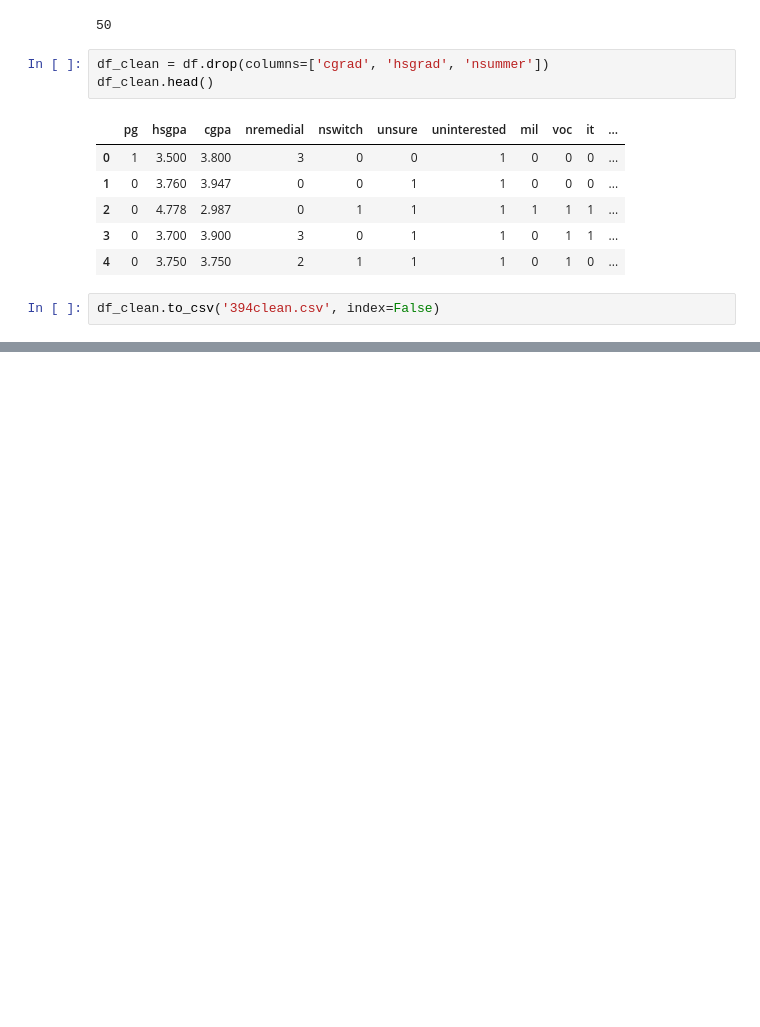
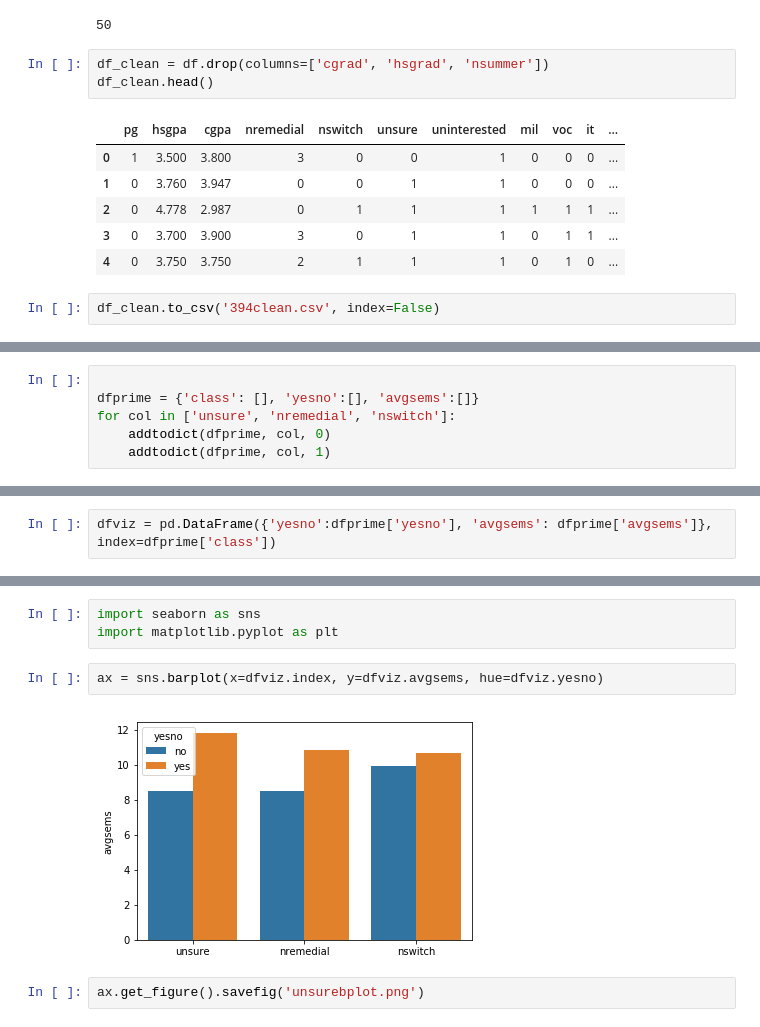
Before and after one commit to christian-rncl/engl394project, a Jupyter notebook: new/new.ipynb, the cells around one changed output, grey strips where cells are left out. Saved outputs shown, nothing was run; the diff lists cells and outputs as text; blank space fills up the shorter version.

```diff
--- a/new/new.ipynb
+++ b/new/new.ipynb
@@ -144,0 +205,6 @@ df_clean.to_csv('394clean.csv', index=False)
+# %%
+
+dfprime = {'class': [], 'yesno':[], 'avgsems':[]}
+for col in ['unsure', 'nremedial', 'nswitch']:
+    addtodict(dfprime, col, 0)
+    addtodict(dfprime, col, 1)
@@ -144,0 +217,2 @@ df_clean.to_csv('394clean.csv', index=False)
+# %%
+dfviz = pd.DataFrame({'yesno':dfprime['yesno'], 'avgsems': dfprime['avgsems']}, index=dfprime['class'])
@@ -144,0 +228,9 @@ df_clean.to_csv('394clean.csv', index=False)
+# %%
+import seaborn as sns
+import matplotlib.pyplot as plt
+# %%
+ax = sns.barplot(x=dfviz.index, y=dfviz.avgsems, hue=dfviz.yesno)
+# %% [output]
+[figure, added]
+# %%
+ax.get_figure().savefig('unsurebplot.png')
```
Also changed, not shown: parts of 19 cells of this notebook, 9 other files.
